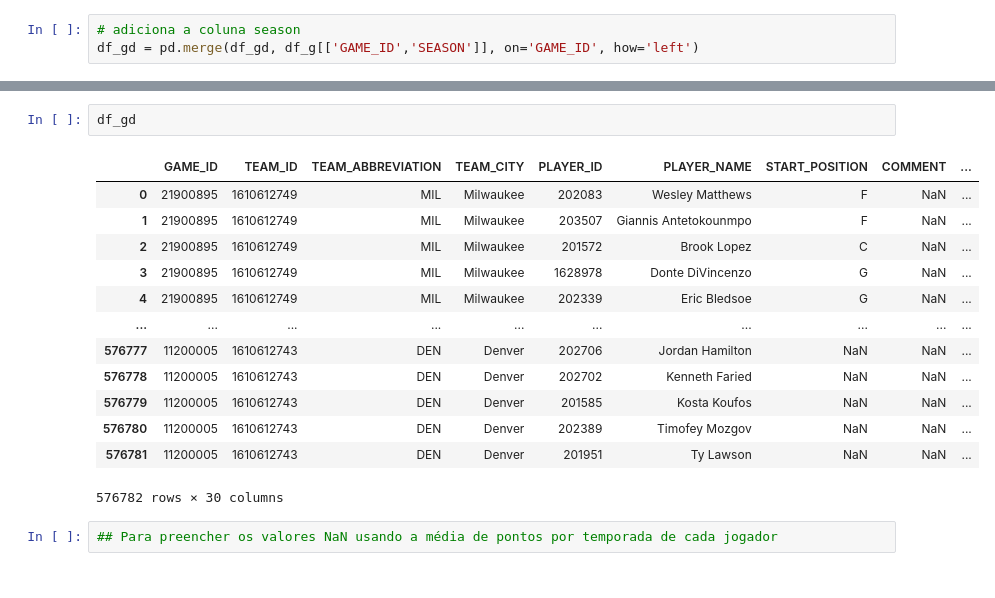
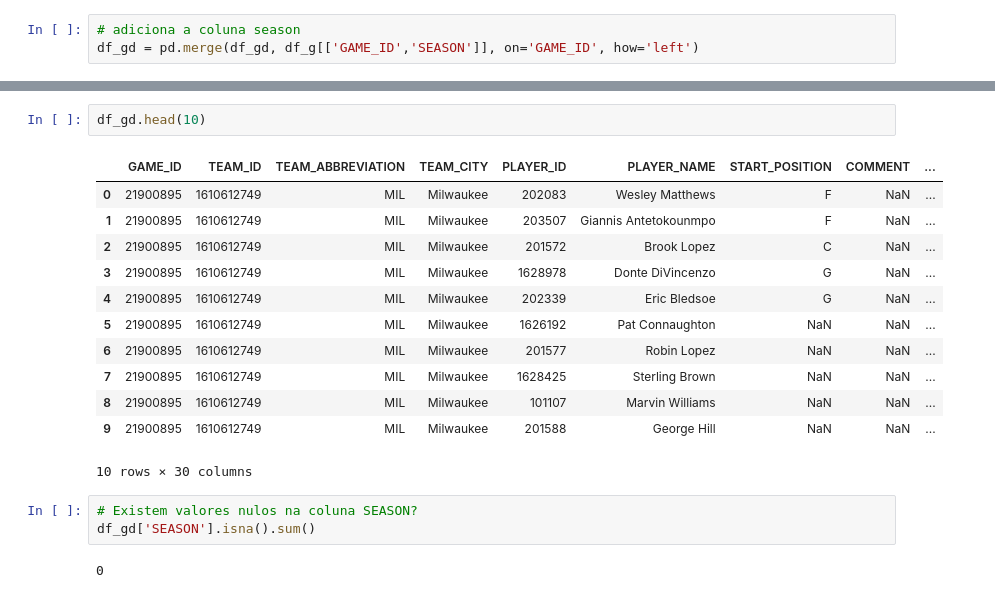
Before and after one commit to fndomariano/data-studies, a Jupyter notebook: nba-stats/nba-stats.ipynb, the cells around one changed output, grey strips where cells are left out. Drawn from its saved outputs; the diff is of its cells as text.

```diff
--- a/nba-stats/nba-stats.ipynb
+++ b/nba-stats/nba-stats.ipynb
@@ -111,18 +92,20 @@ df_gd[(df_gd['PTS'] == 0) & (df_gd['MIN_SECONDS'] > 0)]
 # %%
-df_gd
+df_gd.head(10)
 # %% [output]
 |  | GAME_ID | TEAM_ID | TEAM_ABBREVIATION | TEAM_CITY | PLAYER_ID | PLAYER_NAME | START_POSITION | COMMENT | ... |
 | 0 | 21900895 | 1610612749 | MIL | Milwaukee | 202083 | Wesley Matthews | F | NaN | ... |
 | 1 | 21900895 | 1610612749 | MIL | Milwaukee | 203507 | Giannis Antetokounmpo | F | NaN | ... |
 | 2 | 21900895 | 1610612749 | MIL | Milwaukee | 201572 | Brook Lopez | C | NaN | ... |
 | 3 | 21900895 | 1610612749 | MIL | Milwaukee | 1628978 | Donte DiVincenzo | G | NaN | ... |
 | 4 | 21900895 | 1610612749 | MIL | Milwaukee | 202339 | Eric Bledsoe | G | NaN | ... |
-| ... | ... | ... | ... | ... | ... | ... | ... | ... | ... |
-| 576777 | 11200005 | 1610612743 | DEN | Denver | 202706 | Jordan Hamilton | NaN | NaN | ... |
-| 576778 | 11200005 | 1610612743 | DEN | Denver | 202702 | Kenneth Faried | NaN | NaN | ... |
-| 576779 | 11200005 | 1610612743 | DEN | Denver | 201585 | Kosta Koufos | NaN | NaN | ... |
-| 576780 | 11200005 | 1610612743 | DEN | Denver | 202389 | Timofey Mozgov | NaN | NaN | ... |
-| 576781 | 11200005 | 1610612743 | DEN | Denver | 201951 | Ty Lawson | NaN | NaN | ... |
+| 5 | 21900895 | 1610612749 | MIL | Milwaukee | 1626192 | Pat Connaughton | NaN | NaN | ... |
+| 6 | 21900895 | 1610612749 | MIL | Milwaukee | 201577 | Robin Lopez | NaN | NaN | ... |
+| 7 | 21900895 | 1610612749 | MIL | Milwaukee | 1628425 | Sterling Brown | NaN | NaN | ... |
+| 8 | 21900895 | 1610612749 | MIL | Milwaukee | 101107 | Marvin Williams | NaN | NaN | ... |
+| 9 | 21900895 | 1610612749 | MIL | Milwaukee | 201588 | George Hill | NaN | NaN | ... |
-576782 rows × 30 columns
+10 rows × 30 columns
-# %%
-## Para preencher os valores NaN usando a média de pontos por temporada de cada jogador
+# %%
+# Existem valores nulos na coluna SEASON?
+df_gd['SEASON'].isna().sum()
+# %% [output]
+0
```
Also changed, not shown: parts of 21 cells of this notebook.
